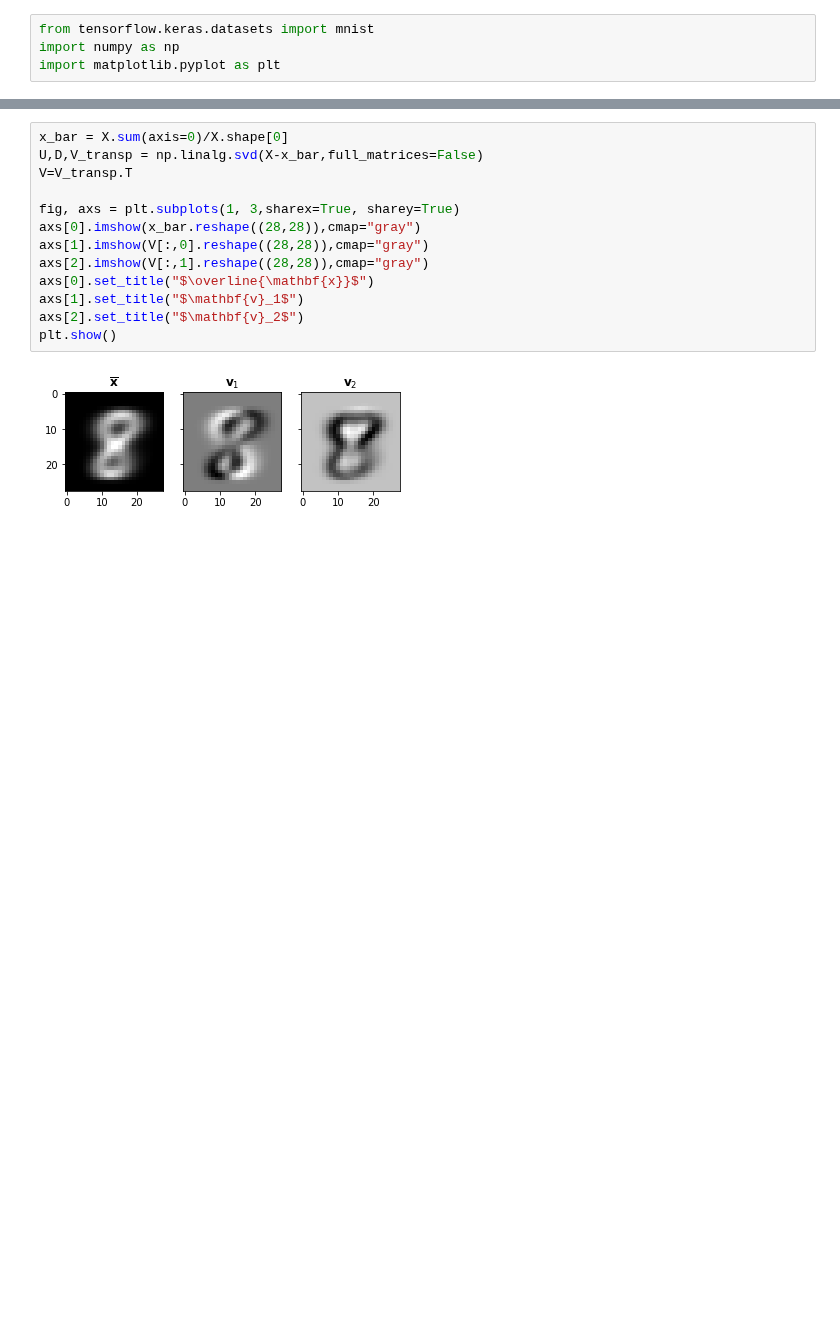
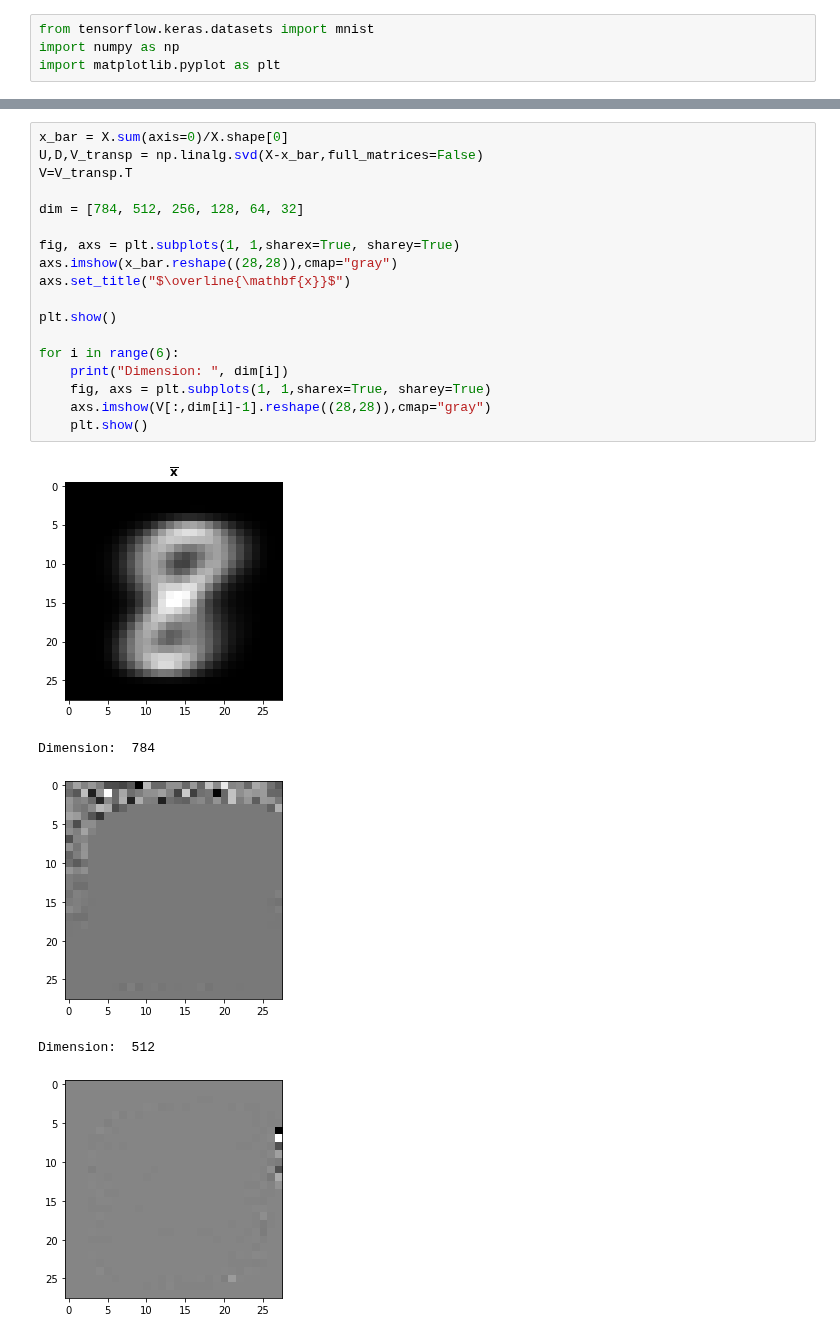
Before and after one commit to nayan-pradhan/MachineLearning_JacobsUniversity, a Jupyter notebook: Assignment10/ProgrammingAssignmentSolution_Sheet10_NayanManSinghPradhan.ipynb, the cells around one changed output, grey strips where cells are left out. Cells and saved outputs as stored; diff of their text form; blank space fills up the shorter version.

```diff
--- a/Assignment10/ProgrammingAssignmentSolution_Sheet10_NayanManSinghPradhan.ipynb
+++ b/Assignment10/ProgrammingAssignmentSolution_Sheet10_NayanManSinghPradhan.ipynb
@@ -19,15 +20,24 @@ Downloading data from https://storage.googleapis.com/tensorflow/tf-keras-dataset
 # %%
 x_bar = X.sum(axis=0)/X.shape[0]
 U,D,V_transp = np.linalg.svd(X-x_bar,full_matrices=False)
 V=V_transp.T
 
-fig, axs = plt.subplots(1, 3,sharex=True, sharey=True)
-axs[0].imshow(x_bar.reshape((28,28)),cmap="gray")
-axs[1].imshow(V[:,0].reshape((28,28)),cmap="gray")
-axs[2].imshow(V[:,1].reshape((28,28)),cmap="gray")
-axs[0].set_title("$\overline{\mathbf{x}}$")
-axs[1].set_title("$\mathbf{v}_1$")
-axs[2].set_title("$\mathbf{v}_2$")
+dim = [784, 512, 256, 128, 64, 32]
+
+fig, axs = plt.subplots(1, 1,sharex=True, sharey=True)
+axs.imshow(x_bar.reshape((28,28)),cmap="gray")
+axs.set_title("$\overline{\mathbf{x}}$")
+
 plt.show()
+
+for i in range(6):
+    print("Dimension: ", dim[i])
+    fig, axs = plt.subplots(1, 1,sharex=True, sharey=True)
+    axs.imshow(V[:,dim[i]-1].reshape((28,28)),cmap="gray")
+    plt.show()
 # %% [output]
-[figure, old version]
+[figure, new version]
+Dimension:  784
+[figure, added]
+Dimension:  512
+[figure, added]
```
Also changed, not shown: parts of 3 cells of this notebook.
